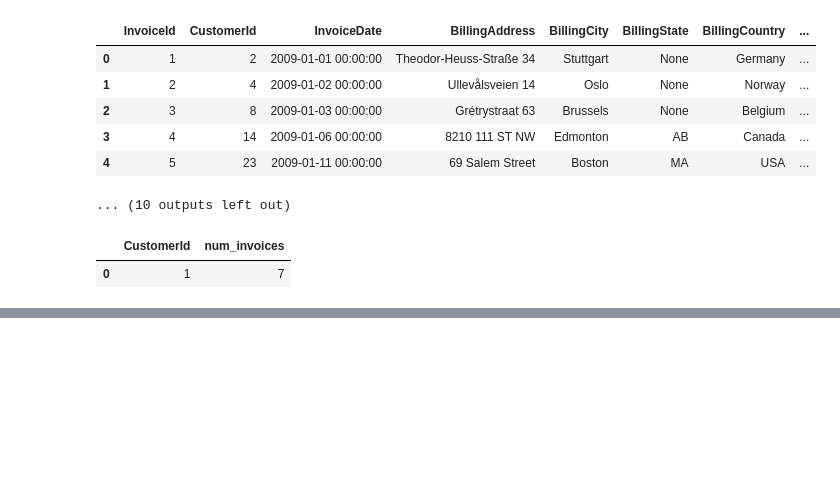
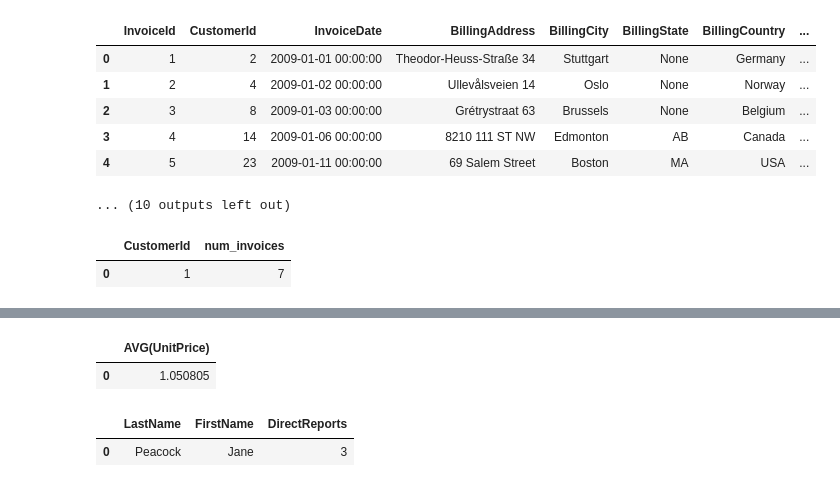
Before and after one commit to zpollats/DS-Live-051622, a Jupyter notebook: Phase3/SQL_Stand_Up.ipynb, the cells around one changed output, grey strips where cells are left out. Saved outputs shown, nothing was run; the diff lists cells and outputs as text; code cells hidden in the pictures; blank space fills up the shorter version.

```diff
--- a/Phase3/SQL_Stand_Up.ipynb
+++ b/Phase3/SQL_Stand_Up.ipynb
@@ -197,2 +200,11 @@ albums_df
 # %%
 # What is the average price of a track?
+album_query = """
+   SELECT AVG(UnitPrice)
+   FROM track
+"""
+albums_df = pd.read_sql(album_query, con)
+albums_df
+# %% [output]
+|  | AVG(UnitPrice) |
+| 0 | 1.050805 |
@@ -201,3 +211,17 @@ albums_df
+# %%
+# Which employee has the most direct reports?
+album_query = """
+   SELECT LastName, FirstName, COUNT() as DirectReports
+   FROM employee
+   GROUP BY ReportsTo
+   ORDER BY DirectReports DESC
+   LIMIT 1
+"""
+albums_df = pd.read_sql(album_query, con)
+albums_df
+# %% [output]
+|  | LastName | FirstName | DirectReports |
+| 0 | Peacock | Jane | 3 |
 # %%
 # In what city does the customer with the largest purchase amount live?
 # %%
```
Also changed, not shown: parts of 2 cells of this notebook.
